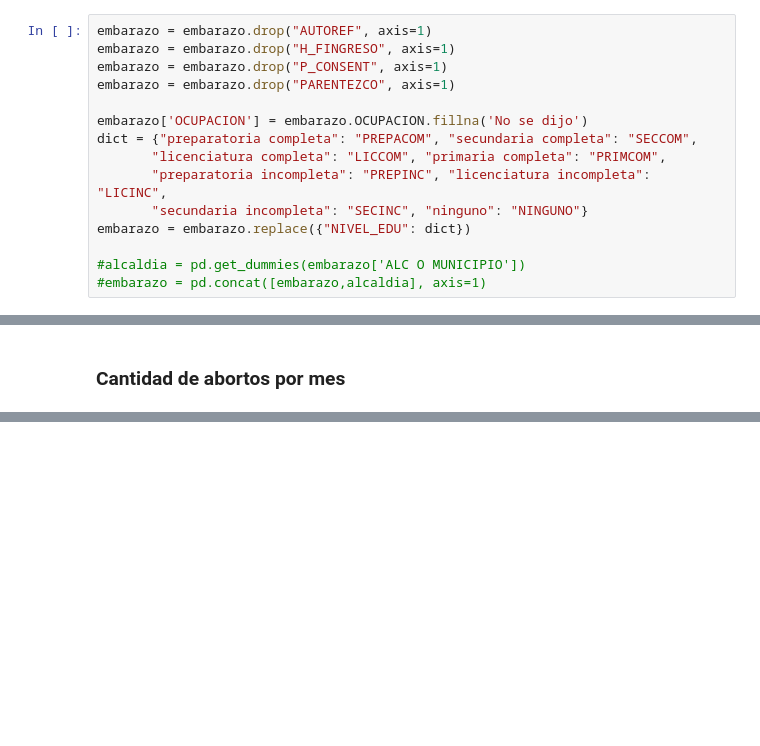
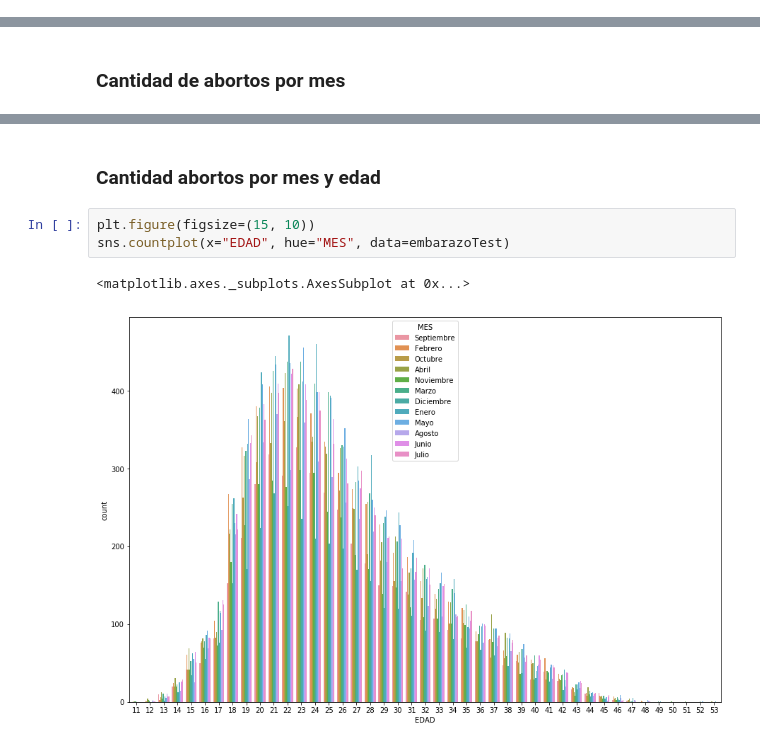
Before and after one commit to iboa08/ILE-CDMX, a Jupyter notebook: Interrupcion Legal Embarazo CDMX.ipynb, the cells around one changed output, grey strips where cells are left out. Saved outputs shown, nothing was run; the diff lists cells and outputs as text; blank space fills up the shorter version.

```diff
--- a/Interrupcion Legal Embarazo CDMX.ipynb
+++ b/Interrupcion Legal Embarazo CDMX.ipynb
@@ -15,17 +14,2 @@ embarazo = pd.read_csv("/Users/iboa08/Desktop/ML/interrupcion-legal-del-embarazo
 # %% [markdown]
 ### Mini limpieza de datos
-# %%
-embarazo = embarazo.drop("AUTOREF", axis=1)
-embarazo = embarazo.drop("H_FINGRESO", axis=1)
-embarazo = embarazo.drop("P_CONSENT", axis=1)
-embarazo = embarazo.drop("PARENTEZCO", axis=1)
-
-embarazo['OCUPACION'] = embarazo.OCUPACION.fillna('No se dijo')
-dict = {"preparatoria completa": "PREPACOM", "secundaria completa": "SECCOM",
-       "licenciatura completa": "LICCOM", "primaria completa": "PRIMCOM",
-       "preparatoria incompleta": "PREPINC", "licenciatura incompleta": "LICINC",
-       "secundaria incompleta": "SECINC", "ninguno": "NINGUNO"}
-embarazo = embarazo.replace({"NIVEL_EDU": dict})
-
-#alcaldia = pd.get_dummies(embarazo['ALC O MUNICIPIO'])
-#embarazo = pd.concat([embarazo,alcaldia], axis=1)
@@ -43,3 +94,11 @@ embarazo['MES'].value_counts().sort_index().plot.barh()
 # %% [output]
 <matplotlib.axes._subplots.AxesSubplot at 0x...>
 [figure]
+# %% [markdown]
+### Cantidad abortos por mes y edad
+# %%
+plt.figure(figsize=(15, 10))
+sns.countplot(x="EDAD", hue="MES", data=embarazoTest)
+# %% [output]
+<matplotlib.axes._subplots.AxesSubplot at 0x...>
+[figure, added]
```
Also changed, not shown: parts of 12 cells of this notebook.
